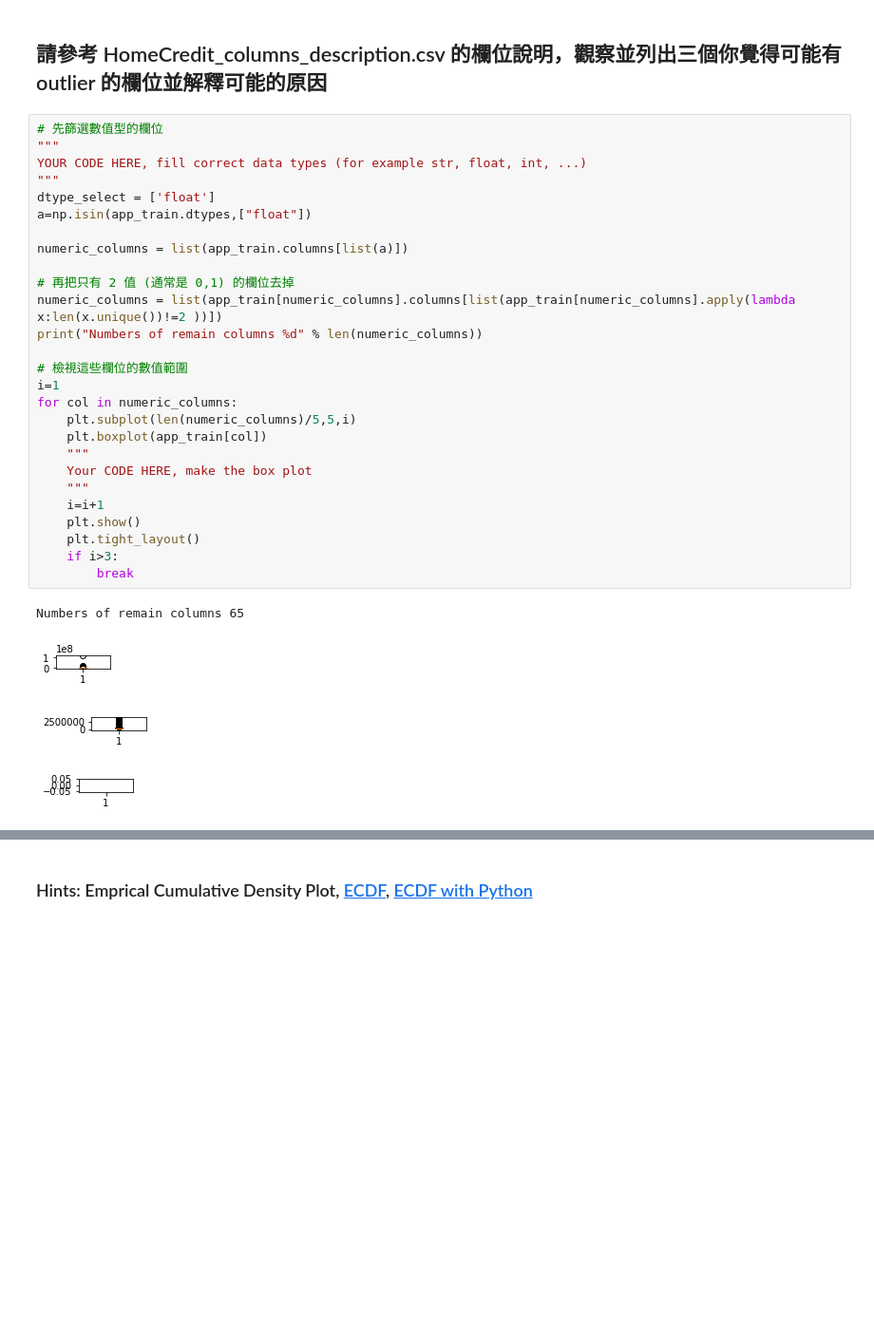
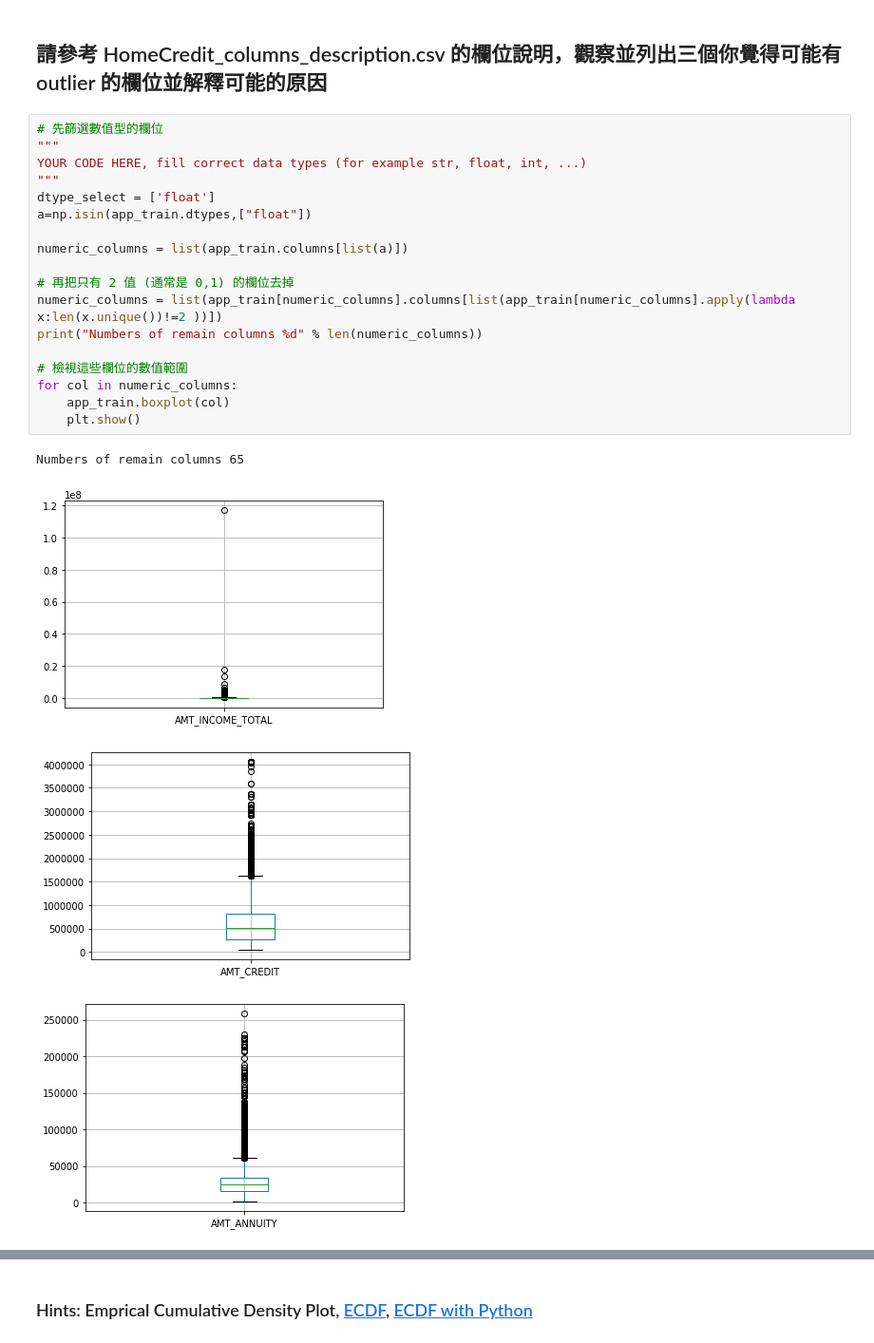
Before and after one commit to Lan-Jing-Yi/2nd-ML100Days, a Jupyter notebook: homework/Day_006_HW.ipynb, the cells around one changed output, grey strips where cells are left out. Shown at 95% size. Cells and saved outputs as stored; diff of their text form; blank space fills up the shorter version.

```diff
--- a/homework/Day_006_HW.ipynb
+++ b/homework/Day_006_HW.ipynb
@@ -45,32 +49,23 @@ Path of read in data: /Users/lanjingyi/Documents/GitHub/2nd-ML100Days/data/appli
 # %%
 # 先篩選數值型的欄位
 """
 YOUR CODE HERE, fill correct data types (for example str, float, int, ...)
 """
 dtype_select = ['float']
 a=np.isin(app_train.dtypes,["float"])
 
 numeric_columns = list(app_train.columns[list(a)])
 
 # 再把只有 2 值 (通常是 0,1) 的欄位去掉
 numeric_columns = list(app_train[numeric_columns].columns[list(app_train[numeric_columns].apply(lambda x:len(x.unique())!=2 ))])
 print("Numbers of remain columns %d" % len(numeric_columns))
 
 # 檢視這些欄位的數值範圍
-i=1
 for col in numeric_columns:
-    plt.subplot(len(numeric_columns)/5,5,i)
-    plt.boxplot(app_train[col])
-    """
-    Your CODE HERE, make the box plot
-    """
-    i=i+1
+    app_train.boxplot(col)
     plt.show()
-    plt.tight_layout()
-    if i>3:
-        break
 # %% [output]
 Numbers of remain columns 65
-[figure, old version]
+[figure, new version]
-[figure, old version]
+[figure, new version]
-[figure, old version]
+[figure, new version]
```
Also changed, not shown: parts of 9 cells of this notebook.
